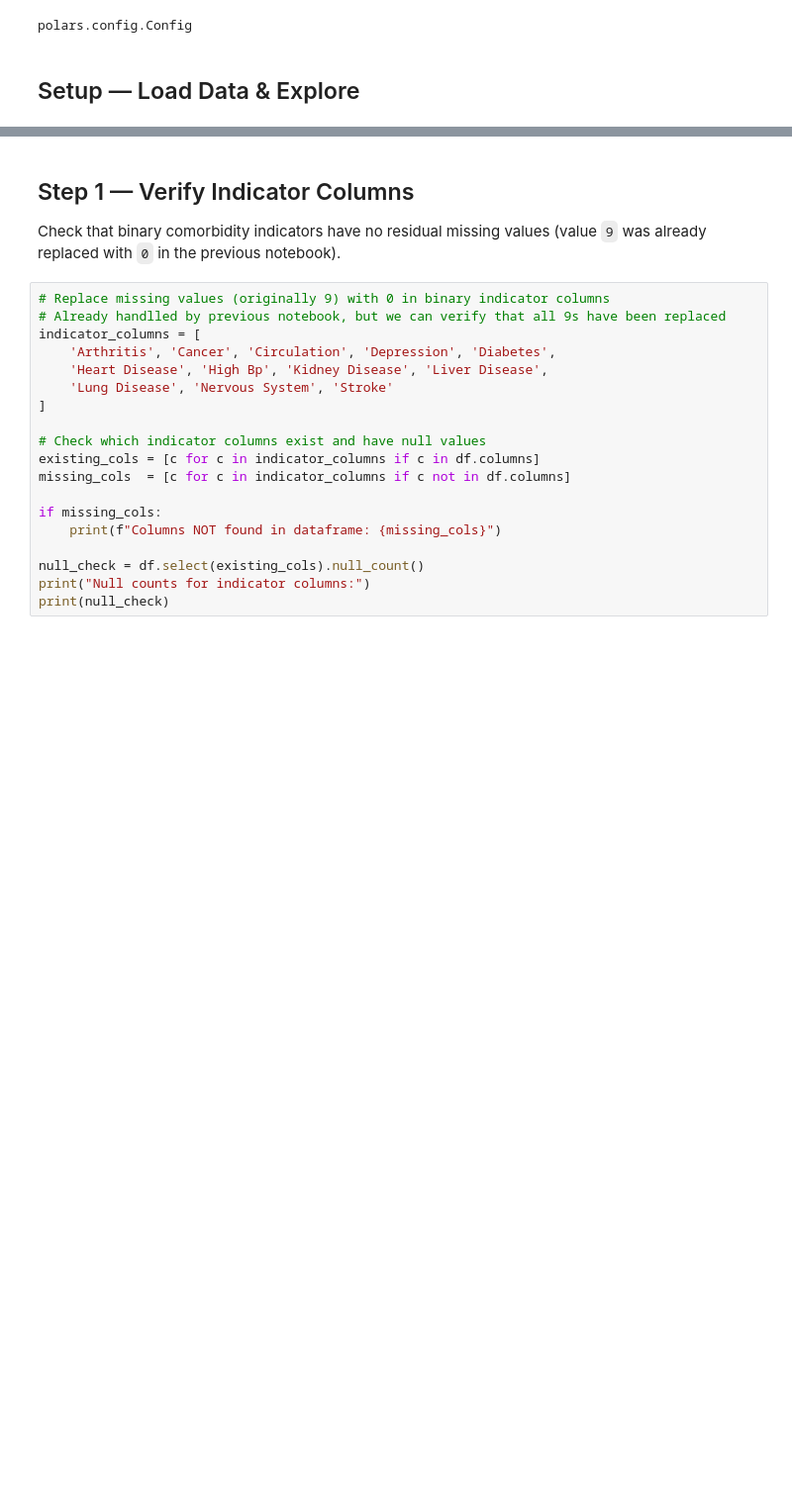
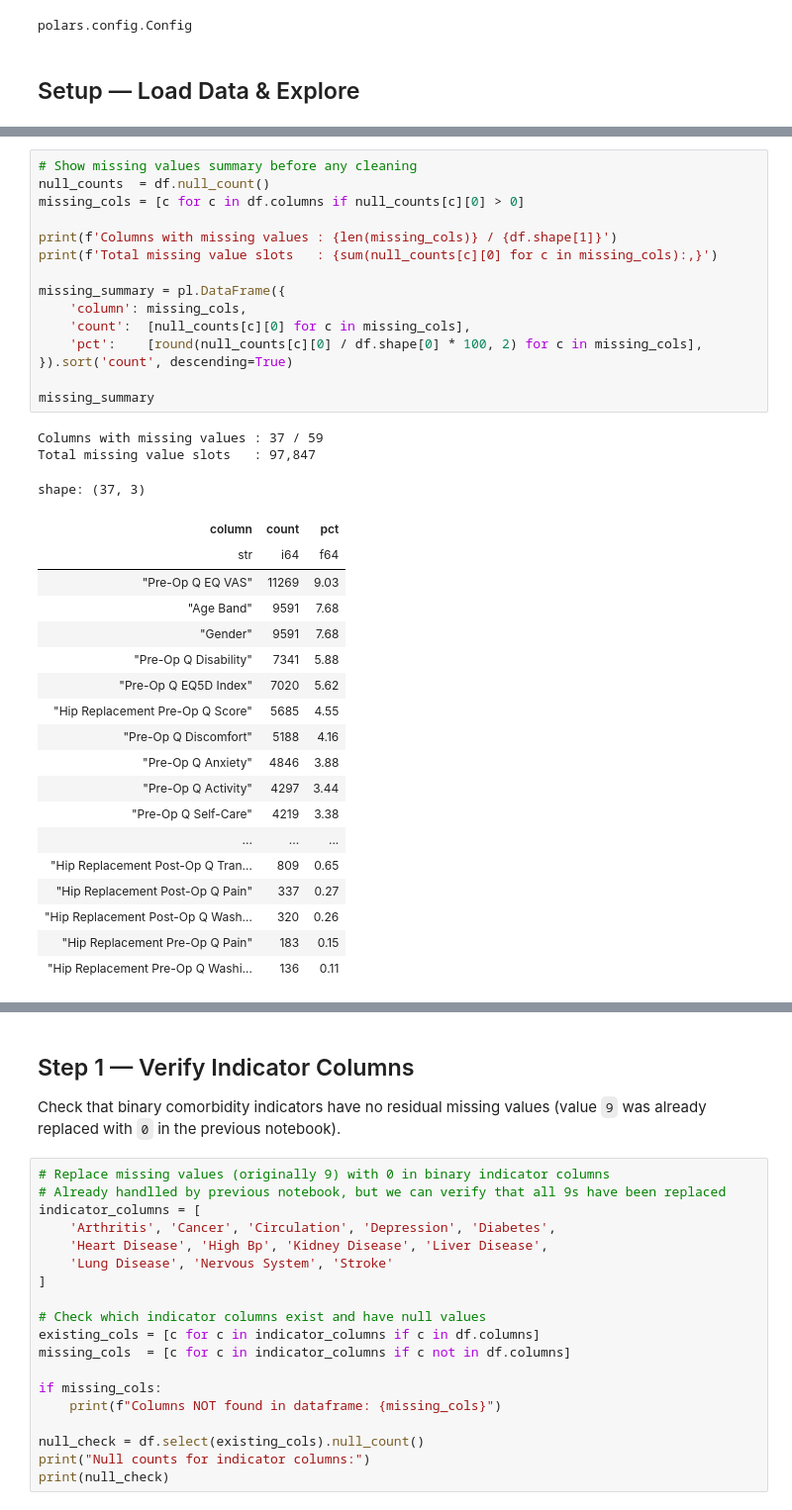
Before and after one commit to LALITAMITTAL18/EAISI-NHS, a Jupyter notebook: notebooks/Experiment/Hip/2.1-data-preparation-Manual.ipynb, the cells around one changed output, grey strips where cells are left out. Shown at 99% size. Drawn from its saved outputs; the diff is of its cells as text; blank space fills up the shorter version.

```diff
--- a/notebooks/Experiment/Hip/2.1-data-preparation-Manual.ipynb
+++ b/notebooks/Experiment/Hip/2.1-data-preparation-Manual.ipynb
@@ -208,3 +165,40 @@ shape: (10, 82)
+# %%
+# Show missing values summary before any cleaning
+null_counts  = df.null_count()
+missing_cols = [c for c in df.columns if null_counts[c][0] > 0]
+
+print(f'Columns with missing values : {len(missing_cols)} / {df.shape[1]}')
+print(f'Total missing value slots   : {sum(null_counts[c][0] for c in missing_cols):,}')
+
+missing_summary = pl.DataFrame({
+    'column': missing_cols,
+    'count':  [null_counts[c][0] for c in missing_cols],
+    'pct':    [round(null_counts[c][0] / df.shape[0] * 100, 2) for c in missing_cols],
+}).sort('count', descending=True)
+
+missing_summary
+# %% [output]
+Columns with missing values : 37 / 59
+Total missing value slots   : 97,847
+shape: (37, 3)
+| column | count | pct |
+| str | i64 | f64 |
+| "Pre-Op Q EQ VAS" | 11269 | 9.03 |
+| "Age Band" | 9591 | 7.68 |
+| "Gender" | 9591 | 7.68 |
+| "Pre-Op Q Disability" | 7341 | 5.88 |
+| "Pre-Op Q EQ5D Index" | 7020 | 5.62 |
+| "Hip Replacement Pre-Op Q Score" | 5685 | 4.55 |
+| "Pre-Op Q Discomfort" | 5188 | 4.16 |
+| "Pre-Op Q Anxiety" | 4846 | 3.88 |
+| "Pre-Op Q Activity" | 4297 | 3.44 |
+| "Pre-Op Q Self-Care" | 4219 | 3.38 |
+| ... | ... | ... |
+| "Hip Replacement Post-Op Q Tran… | 809 | 0.65 |
+| "Hip Replacement Post-Op Q Pain" | 337 | 0.27 |
+| "Hip Replacement Post-Op Q Wash… | 320 | 0.26 |
+| "Hip Replacement Pre-Op Q Pain" | 183 | 0.15 |
+| "Hip Replacement Pre-Op Q Washi… | 136 | 0.11 |
 # %%
 # Analyze missing values by Age Band
 missing_by_age = (
```
Also changed, not shown: parts of 49 cells of this notebook, 23 other files.
